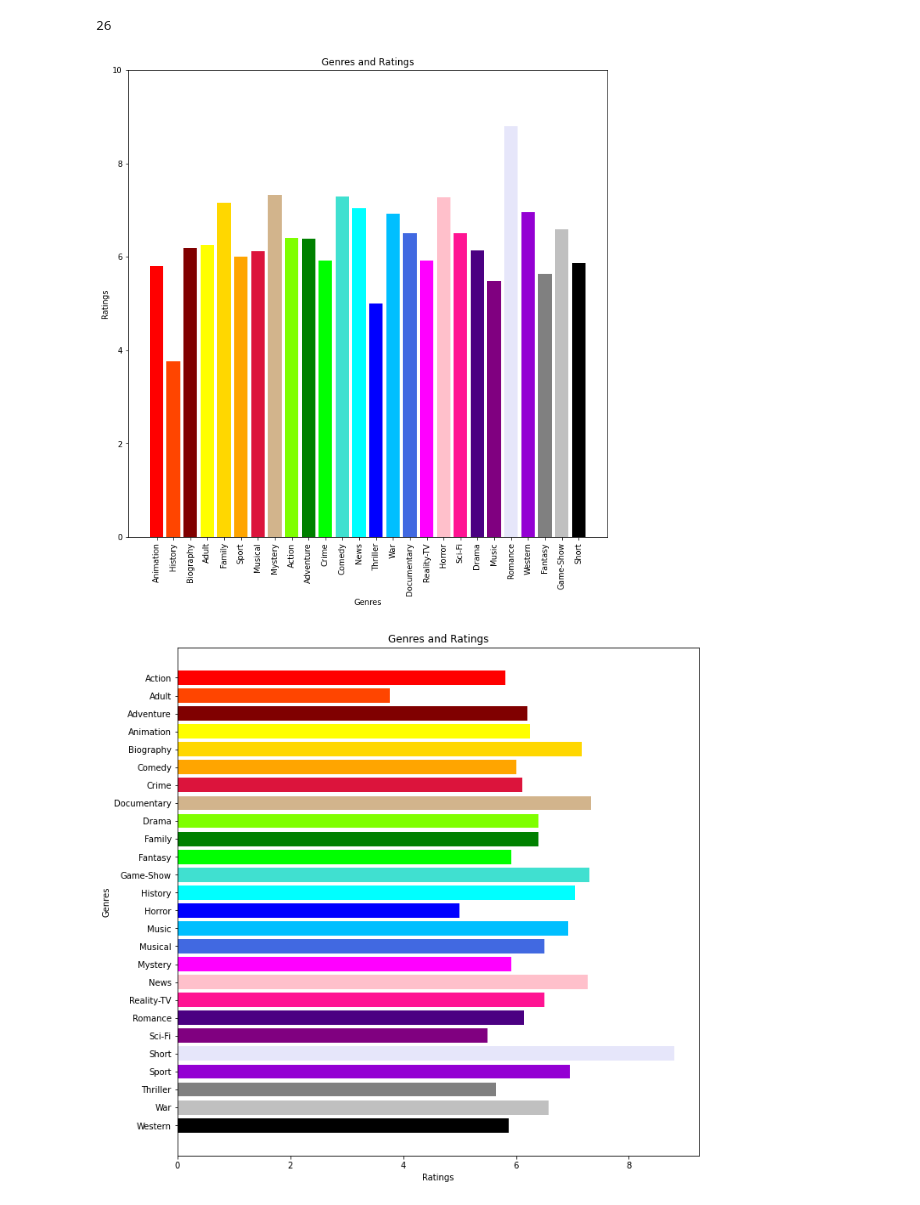
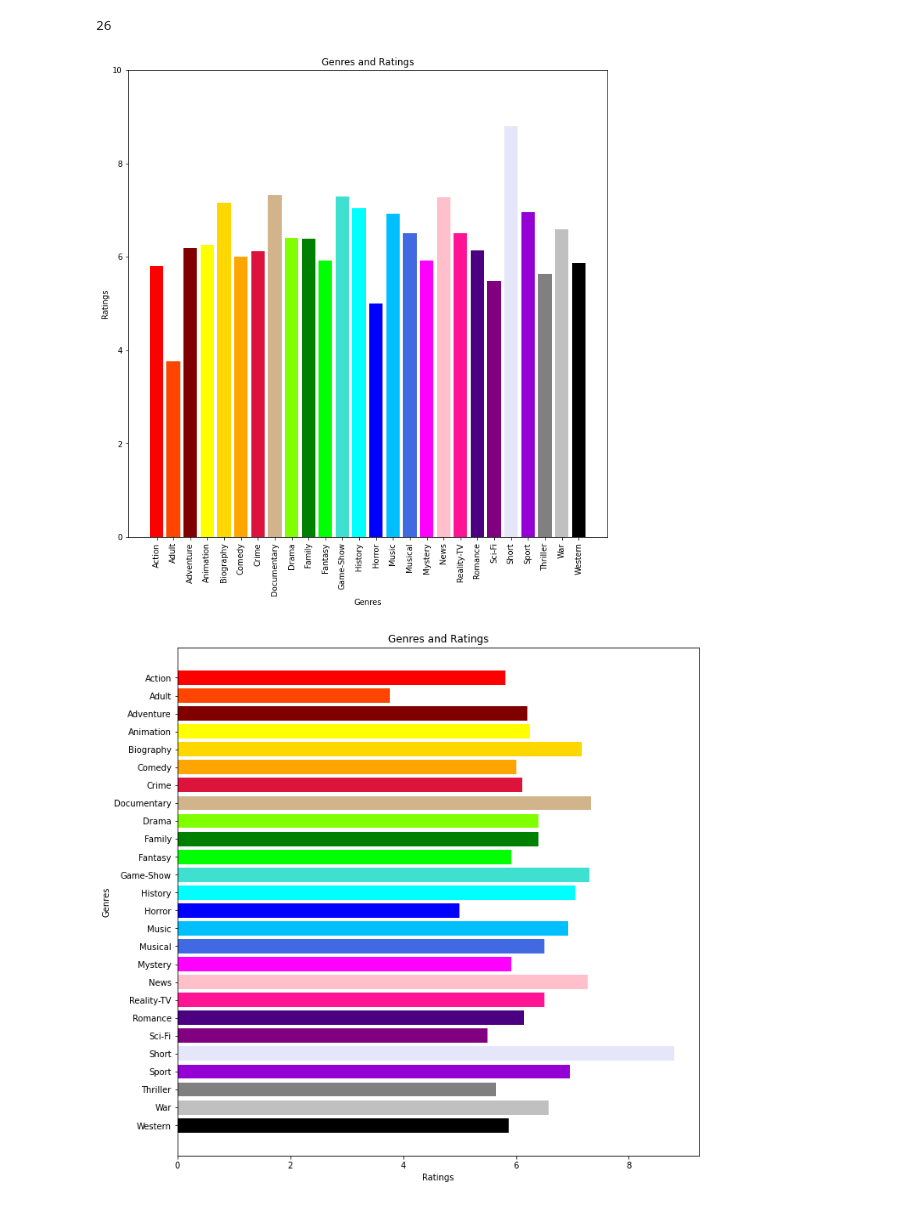
Before and after one commit to raizelistaken/project1_MovieDataAnalysis, a Jupyter notebook: Question1.ipynb, the cells around one changed output. Saved outputs shown, nothing was run; the diff lists cells and outputs as text; code cells hidden in the pictures.

```diff
--- a/Question1.ipynb
+++ b/Question1.ipynb
@@ -210,23 +197,23 @@ len(genre_rating_dict)
 # %%
 fig, ax = plt.subplots(figsize = (11,11))
 x = genre_rating_dict.keys()
 y = genre_rating_dict.values()
 color = ["red", "orangered", "maroon", "yellow", "gold", "orange", "crimson", "tan", "chartreuse", "green", "lime",
          "turquoise", "cyan", "blue", "deepskyblue", "royalblue", "fuchsia", "pink", "deeppink", "indigo", "purple",
          "lavender", "darkviolet", "grey", "silver", "black"]
 plt.bar(x, y, color = color)
 
 ax.set_title('Genres and Ratings');
 ax.set_xlabel('Genres')
 ax.set_ylabel('Ratings')
 ax.set_ylim(0, 10)
-ax.set_xticklabels(['Animation','History', 'Biography', 'Adult', 'Family', 'Sport', 'Musical', 'Mystery', 'Action',
+ax.set_xticklabels(sorted(['Animation','History', 'Biography', 'Adult', 'Family', 'Sport', 'Musical', 'Mystery', 'Action',
                     'Adventure', 'Crime', 'Comedy', 'News', 'Thriller', 'War', 'Documentary', 'Reality-TV', 'Horror',
-                    'Sci-Fi', 'Drama', 'Music', 'Romance', 'Western', 'Fantasy', 'Game-Show', 'Short'], rotation = 'vertical')
+                    'Sci-Fi', 'Drama', 'Music', 'Romance', 'Western', 'Fantasy', 'Game-Show', 'Short']), rotation = 'vertical')
 
 plt.savefig('genres1')
 # %% [output]
-[figure, old version]
+[figure, new version]
 # %%
 fig, ax = plt.subplots(figsize = (11,11))
 x = list(genre_rating_dict.keys())
```
Also changed, not shown: parts of 2 cells of this notebook, 5 other files.
